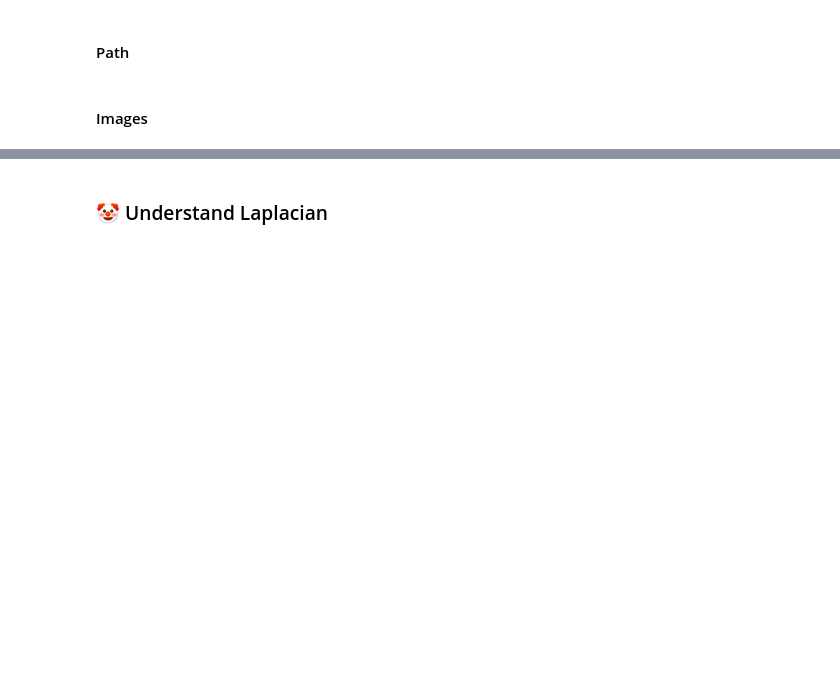
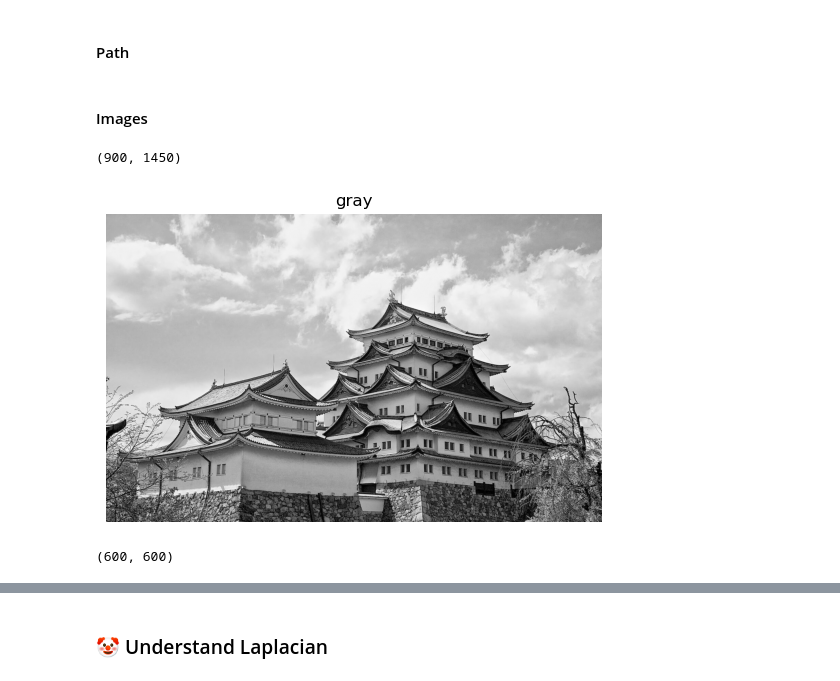
Before and after one commit to trungdung1711/ip_cv_2, a Jupyter notebook: notebooks/1.ipynb, the cells around one changed output, grey strips where cells are left out. Cells and saved outputs as stored; diff of their text form; code cells hidden in the pictures; blank space fills up the shorter version.

```diff
--- a/notebooks/1.ipynb
+++ b/notebooks/1.ipynb
@@ -80,6 +85,11 @@ falcon_path = Path("..") / "data" / "input" / "millennium_falcon.webp"
 
 window_xp_path = input_path / "window_xp.jpg"
 my_cat_path = input_path / "my_cat.jpg"
+# %%
+kyoto_path = input_path / "kyoto.webp"
+gojira_path = input_path / "gojira.jpg"
+nagoyajou_path = input_path / "nagoyajou.jpg"
+mosura_path = input_path / "mosura.jpg"
 # %% [markdown]
 #### Images
 # %%
@@ -101,4 +111,32 @@ windowXp = cv2.imread(window_xp_path)
 windowXp = cv2.resize(windowXp, dsize=(1920, 1080))
 my_cat = cv2.imread(my_cat_path)
 my_cat = cv2.resize(my_cat, dsize=(500, 700))
+
+kyoto = cv2.imread(kyoto_path)
+kyoto = cv2.cvtColor(kyoto, cv2.COLOR_BGR2GRAY)
+
+gojira = cv2.imread(gojira_path)
+gojira = cv2.cvtColor(gojira, cv2.COLOR_BGR2GRAY)
+gojira = cv2.resize(gojira, dsize=(600, 600))
+gojira_= cv2.cvtColor(gojira, cv2.COLOR_GRAY2BGR)
+
+nagoyajou = cv2.imread(nagoyajou_path)
+nagoyajou = cv2.cvtColor(nagoyajou, cv2.COLOR_BGR2GRAY)
+nagoyajou_ = cv2.cvtColor(nagoyajou, cv2.COLOR_GRAY2BGR)
+
+mosura = cv2.imread(mosura_path)
+mosura = cv2.cvtColor(mosura, cv2.COLOR_BGR2GRAY)
+mosura_ = cv2.cvtColor(mosura, cv2.COLOR_GRAY2BGR)
+# %%
+nagoyajou.shape
+# %% [output]
+(900, 1450)
+# %%
+show(nagoyajou)
+# %% [output]
+[figure, added]
+# %%
+gojira.shape
+# %% [output]
+(600, 600)
 # %%
```
Also changed, not shown: parts of 20 cells of this notebook, 6 other files.
